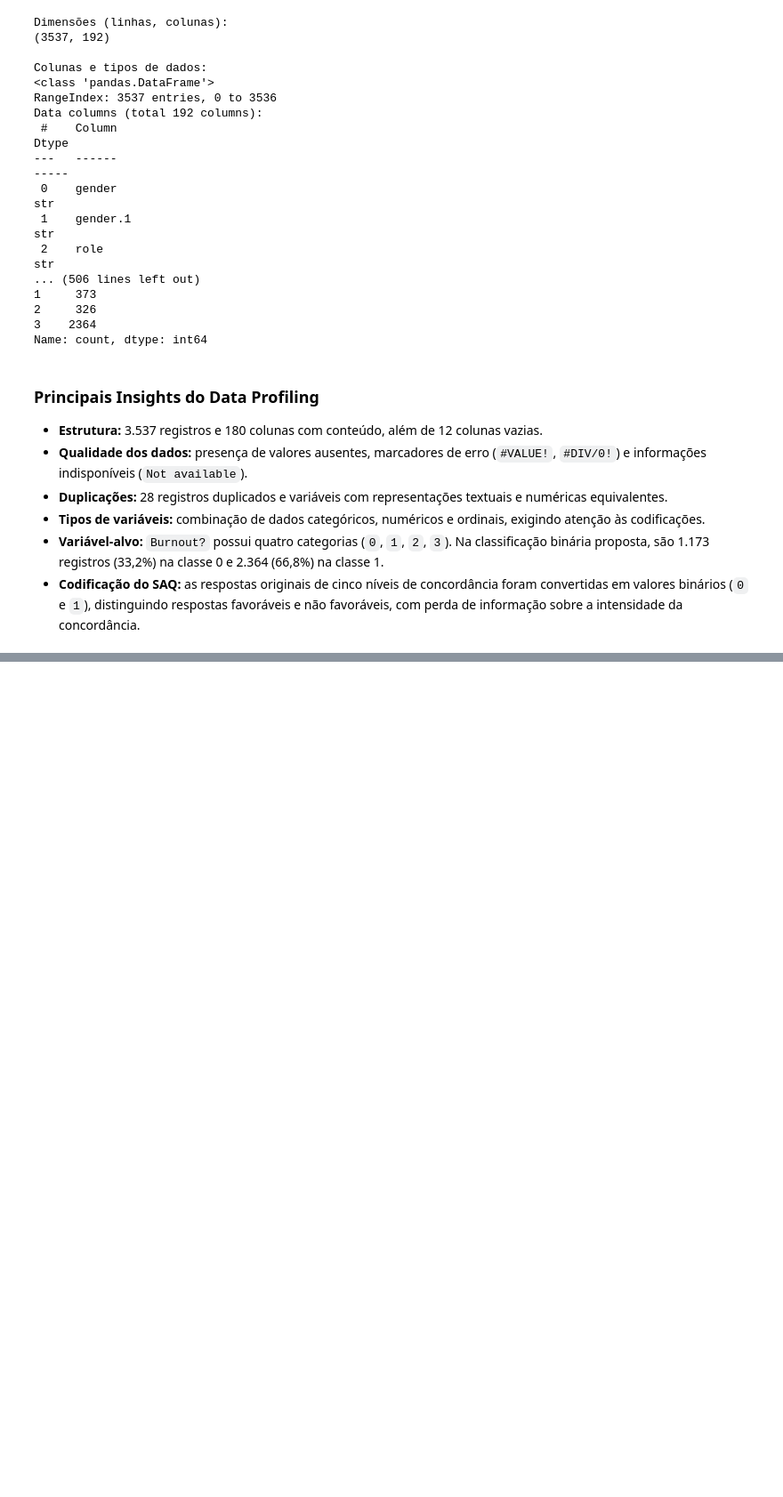
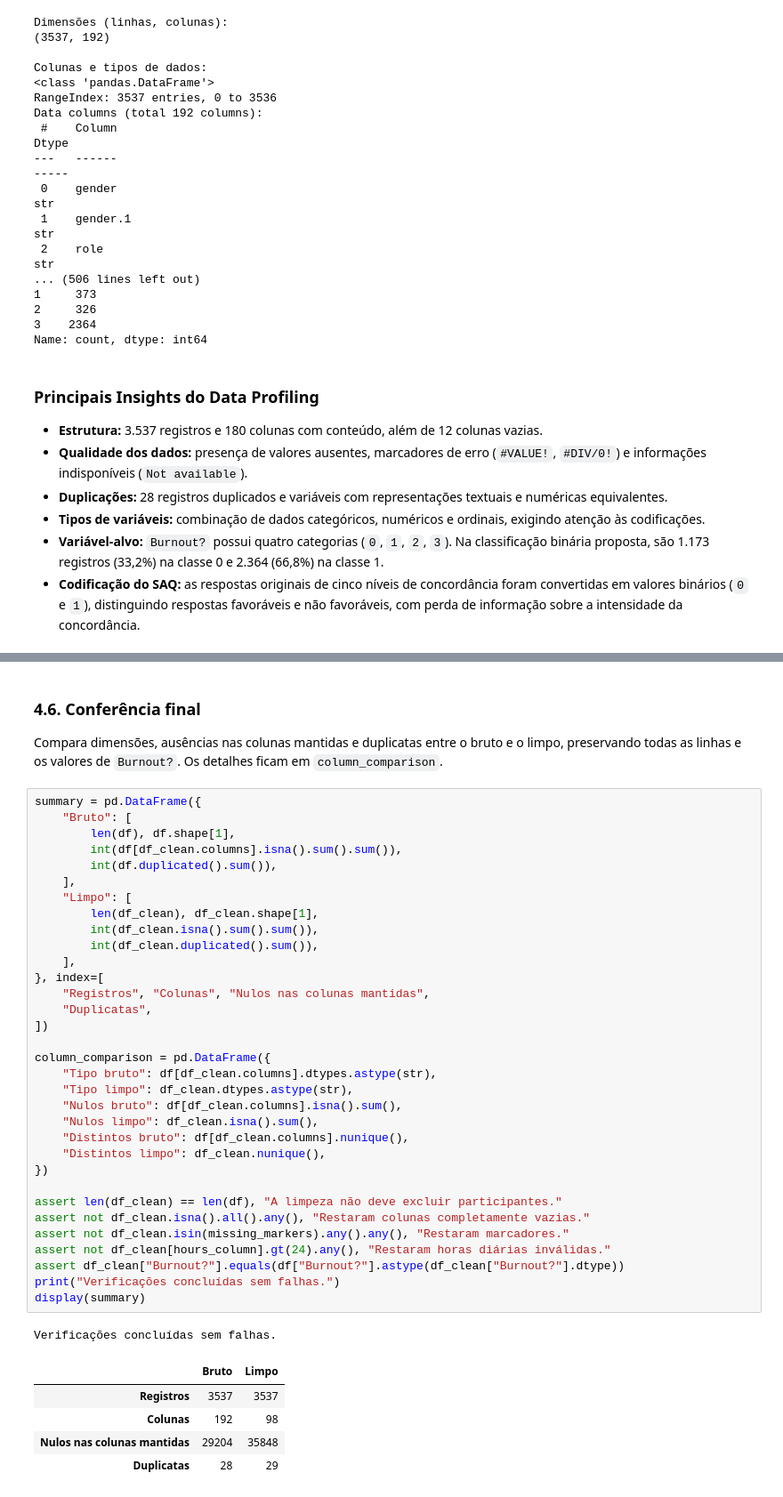
Before and after one commit to BrendonKappel/explainable-burnout-prediction, a Jupyter notebook: notebooks/burnout_prediction.ipynb, the cells around one changed output, grey strips where cells are left out. Shown at 89% size. Cells and saved outputs as stored; diff of their text form; blank space fills up the shorter version.

```diff
--- a/notebooks/burnout_prediction.ipynb
+++ b/notebooks/burnout_prediction.ipynb
@@ -129,0 +373,44 @@ Name: count, dtype: int64
+# %% [markdown]
+### 4.6. Conferência final
+
+Compara dimensões, ausências nas colunas mantidas e duplicatas entre o bruto e o limpo, preservando todas as linhas e os valores de `Burnout?`. Os detalhes ficam em `column_comparison`.
+# %%
+summary = pd.DataFrame({
+    "Bruto": [
+        len(df), df.shape[1],
+        int(df[df_clean.columns].isna().sum().sum()),
+        int(df.duplicated().sum()),
+    ],
+    "Limpo": [
+        len(df_clean), df_clean.shape[1],
+        int(df_clean.isna().sum().sum()),
+        int(df_clean.duplicated().sum()),
+    ],
+}, index=[
+    "Registros", "Colunas", "Nulos nas colunas mantidas",
+    "Duplicatas",
+])
+
+column_comparison = pd.DataFrame({
+    "Tipo bruto": df[df_clean.columns].dtypes.astype(str),
+    "Tipo limpo": df_clean.dtypes.astype(str),
+    "Nulos bruto": df[df_clean.columns].isna().sum(),
+    "Nulos limpo": df_clean.isna().sum(),
+    "Distintos bruto": df[df_clean.columns].nunique(),
+    "Distintos limpo": df_clean.nunique(),
+})
+
+assert len(df_clean) == len(df), "A limpeza não deve excluir participantes."
+assert not df_clean.isna().all().any(), "Restaram colunas completamente vazias."
+assert not df_clean.isin(missing_markers).any().any(), "Restaram marcadores."
+assert not df_clean[hours_column].gt(24).any(), "Restaram horas diárias inválidas."
+assert df_clean["Burnout?"].equals(df["Burnout?"].astype(df_clean["Burnout?"].dtype))
+print("Verificações concluídas sem falhas.")
+display(summary)
+# %% [output]
+Verificações concluídas sem falhas.
+|  | Bruto | Limpo |
+| Registros | 3537 | 3537 |
+| Colunas | 192 | 98 |
+| Nulos nas colunas mantidas | 29204 | 35848 |
+| Duplicatas | 28 | 29 |
```
Also changed, not shown: parts of 12 cells of this notebook.
